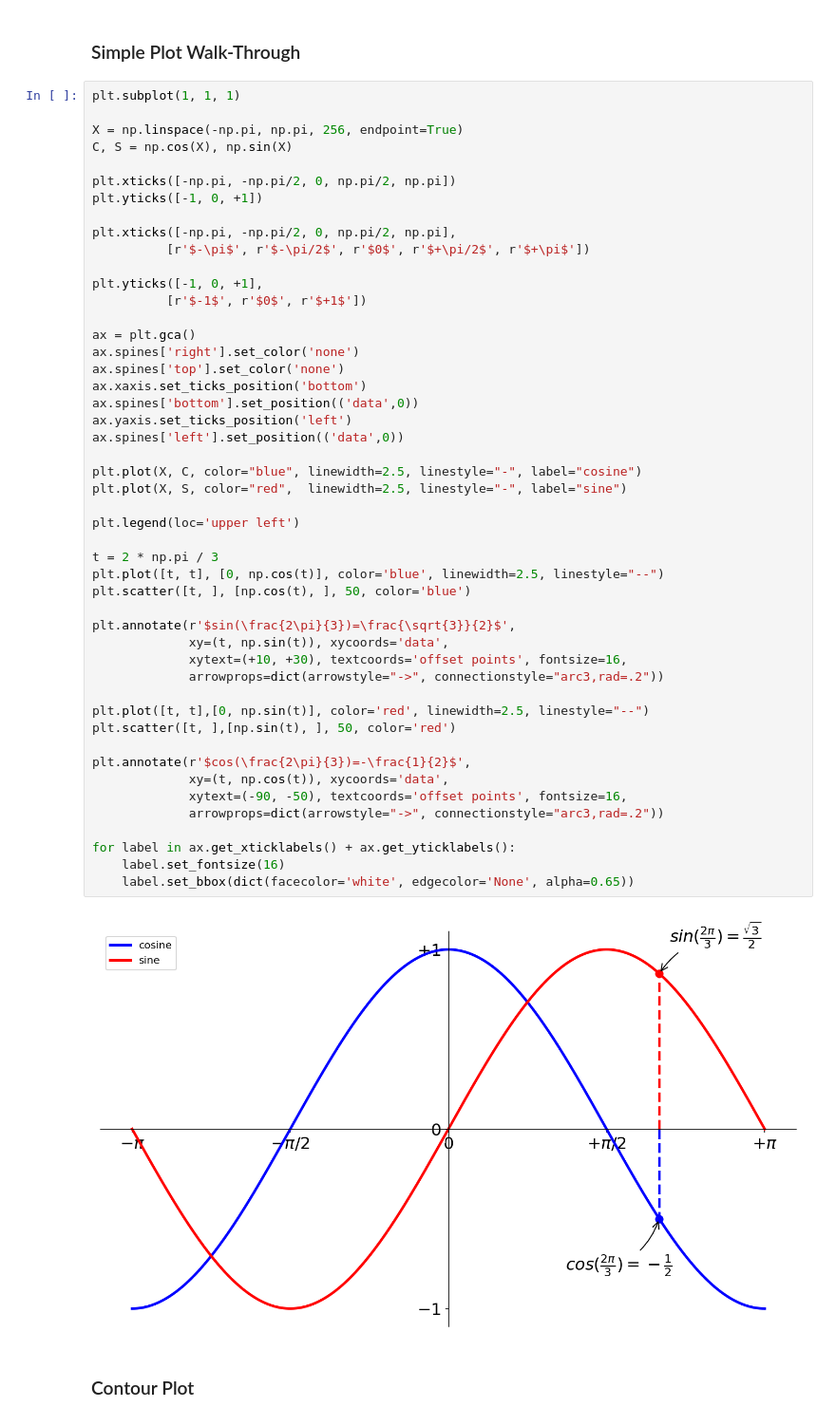
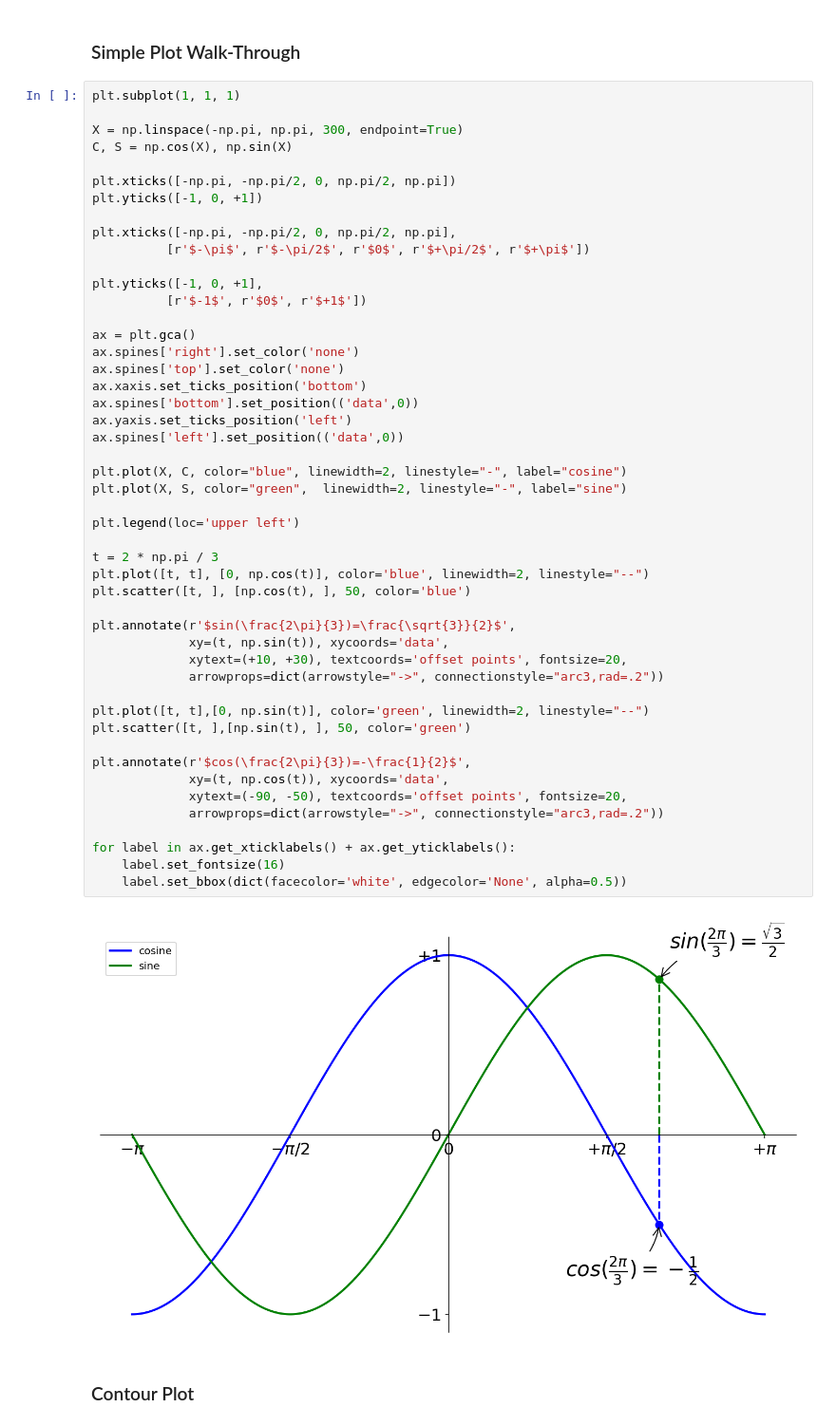
Before and after one commit to chapman-cs510-2017f/cw-07-alyandcyndi, a Jupyter notebook: matplotlib-tutorial.ipynb, the cells around one changed output. Shown at 95% size. Drawn from its saved outputs; the diff is of its cells as text.

Commit message:
update with more plots

```diff
--- a/matplotlib-tutorial.ipynb
+++ b/matplotlib-tutorial.ipynb
@@ -16,7 +16,7 @@ import numpy as np
 # %%
 plt.subplot(1, 1, 1)
 
-X = np.linspace(-np.pi, np.pi, 256, endpoint=True)
+X = np.linspace(-np.pi, np.pi, 300, endpoint=True)
 C, S = np.cos(X), np.sin(X)
 
 plt.xticks([-np.pi, -np.pi/2, 0, np.pi/2, np.pi])
@@ -27,41 +27,41 @@ plt.xticks([-np.pi, -np.pi/2, 0, np.pi/2, np.pi],
 
 plt.yticks([-1, 0, +1],
           [r'$-1$', r'$0$', r'$+1$'])
 
 ax = plt.gca()
 ax.spines['right'].set_color('none')
 ax.spines['top'].set_color('none')
 ax.xaxis.set_ticks_position('bottom')
 ax.spines['bottom'].set_position(('data',0))
 ax.yaxis.set_ticks_position('left')
 ax.spines['left'].set_position(('data',0))
 
-plt.plot(X, C, color="blue", linewidth=2.5, linestyle="-", label="cosine")
-plt.plot(X, S, color="red",  linewidth=2.5, linestyle="-", label="sine")
+plt.plot(X, C, color="blue", linewidth=2, linestyle="-", label="cosine")
+plt.plot(X, S, color="green",  linewidth=2, linestyle="-", label="sine")
 
 plt.legend(loc='upper left')
 
 t = 2 * np.pi / 3
-plt.plot([t, t], [0, np.cos(t)], color='blue', linewidth=2.5, linestyle="--")
+plt.plot([t, t], [0, np.cos(t)], color='blue', linewidth=2, linestyle="--")
 plt.scatter([t, ], [np.cos(t), ], 50, color='blue')
 
 plt.annotate(r'$sin(\frac{2\pi}{3})=\frac{\sqrt{3}}{2}$',
              xy=(t, np.sin(t)), xycoords='data',
-             xytext=(+10, +30), textcoords='offset points', fontsize=16,
+             xytext=(+10, +30), textcoords='offset points', fontsize=20,
              arrowprops=dict(arrowstyle="->", connectionstyle="arc3,rad=.2"))
 
-plt.plot([t, t],[0, np.sin(t)], color='red', linewidth=2.5, linestyle="--")
-plt.scatter([t, ],[np.sin(t), ], 50, color='red')
+plt.plot([t, t],[0, np.sin(t)], color='green', linewidth=2, linestyle="--")
+plt.scatter([t, ],[np.sin(t), ], 50, color='green')
 
 plt.annotate(r'$cos(\frac{2\pi}{3})=-\frac{1}{2}$',
              xy=(t, np.cos(t)), xycoords='data',
-             xytext=(-90, -50), textcoords='offset points', fontsize=16,
+             xytext=(-90, -50), textcoords='offset points', fontsize=20,
              arrowprops=dict(arrowstyle="->", connectionstyle="arc3,rad=.2"))
 
 for label in ax.get_xticklabels() + ax.get_yticklabels():
     label.set_fontsize(16)
-    label.set_bbox(dict(facecolor='white', edgecolor='None', alpha=0.65))
+    label.set_bbox(dict(facecolor='white', edgecolor='None', alpha=0.5))
 # %% [output]
-[figure, old version]
+[figure, new version]
 # %% [markdown]
 ### Contour Plot
```
Also changed, not shown: parts of 4 cells of this notebook.
